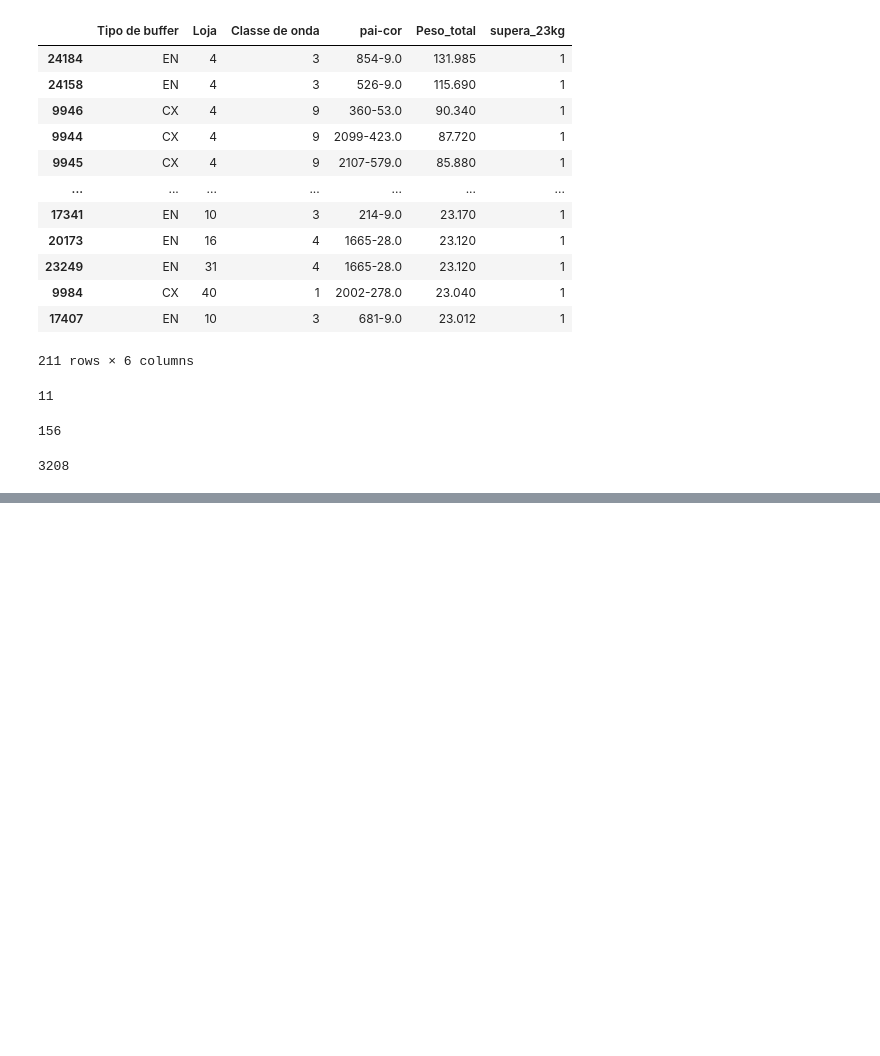
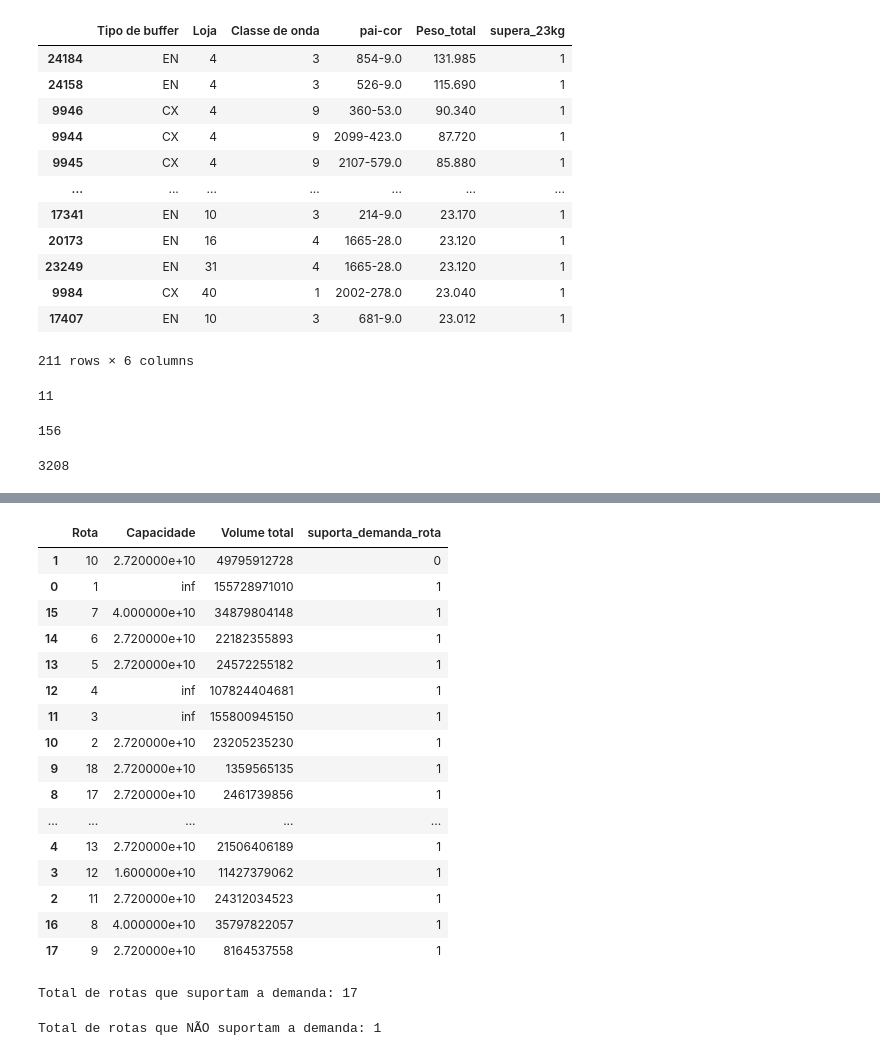
Before and after one commit to CandaPin/Resolucao_Problemas, a Jupyter notebook: 02-Notebook/01-cqavp-EDA.ipynb, the cells around one changed output, grey strips where cells are left out. Drawn from its saved outputs; the diff is of its cells as text; code cells hidden in the pictures; blank space fills up the shorter version.

```diff
--- a/02-Notebook/01-cqavp-EDA.ipynb
+++ b/02-Notebook/01-cqavp-EDA.ipynb
@@ -504,0 +612,3 @@ df_agrupado_pai_cor_loja['pai-cor'].nunique()
+# %%
+df_agrupado_rota_v2 = pd.DataFrame(df_limite_buffer.groupby(['Rota', 'Capacidade'])['Volume total'].sum().reset_index())
+df_agrupado_rota_v2
@@ -504,0 +633,30 @@ df_agrupado_pai_cor_loja['pai-cor'].nunique()
+# %%
+df_agrupado_rota_v2['suporta_demanda_rota'] = np.where(df_agrupado_rota_v2['Volume total'] <=df_agrupado_rota_v2['Capacidade'], 1, 0)
+
+df_agrupado_rota_v2.sort_values(by='suporta_demanda_rota')
+# %% [output]
+|  | Rota | Capacidade | Volume total | suporta_demanda_rota |
+| 1 | 10 | 2.720000e+10 | 49795912728 | 0 |
+| 0 | 1 | inf | 155728971010 | 1 |
+| 15 | 7 | 4.000000e+10 | 34879804148 | 1 |
+| 14 | 6 | 2.720000e+10 | 22182355893 | 1 |
+| 13 | 5 | 2.720000e+10 | 24572255182 | 1 |
+| 12 | 4 | inf | 107824404681 | 1 |
+| 11 | 3 | inf | 155800945150 | 1 |
+| 10 | 2 | 2.720000e+10 | 23205235230 | 1 |
+| 9 | 18 | 2.720000e+10 | 1359565135 | 1 |
+| 8 | 17 | 2.720000e+10 | 2461739856 | 1 |
+| ... | ... | ... | ... | ... |
+| 4 | 13 | 2.720000e+10 | 21506406189 | 1 |
+| 3 | 12 | 1.600000e+10 | 11427379062 | 1 |
+| 2 | 11 | 2.720000e+10 | 24312034523 | 1 |
+| 16 | 8 | 4.000000e+10 | 35797822057 | 1 |
+| 17 | 9 | 2.720000e+10 | 8164537558 | 1 |
+# %%
+print(f"Total de rotas que suportam a demanda: {df_agrupado_rota_v2.query('suporta_demanda_rota== 1').shape[0]}")
+# %% [output]
+Total de rotas que suportam a demanda: 17
+# %%
+print(f"Total de rotas que NÃO suportam a demanda: {df_agrupado_rota_v2.query('suporta_demanda_rota== 0').shape[0]}")
+# %% [output]
+Total de rotas que NÃO suportam a demanda: 1
```
Also changed, not shown: parts of 23 cells of this notebook.
